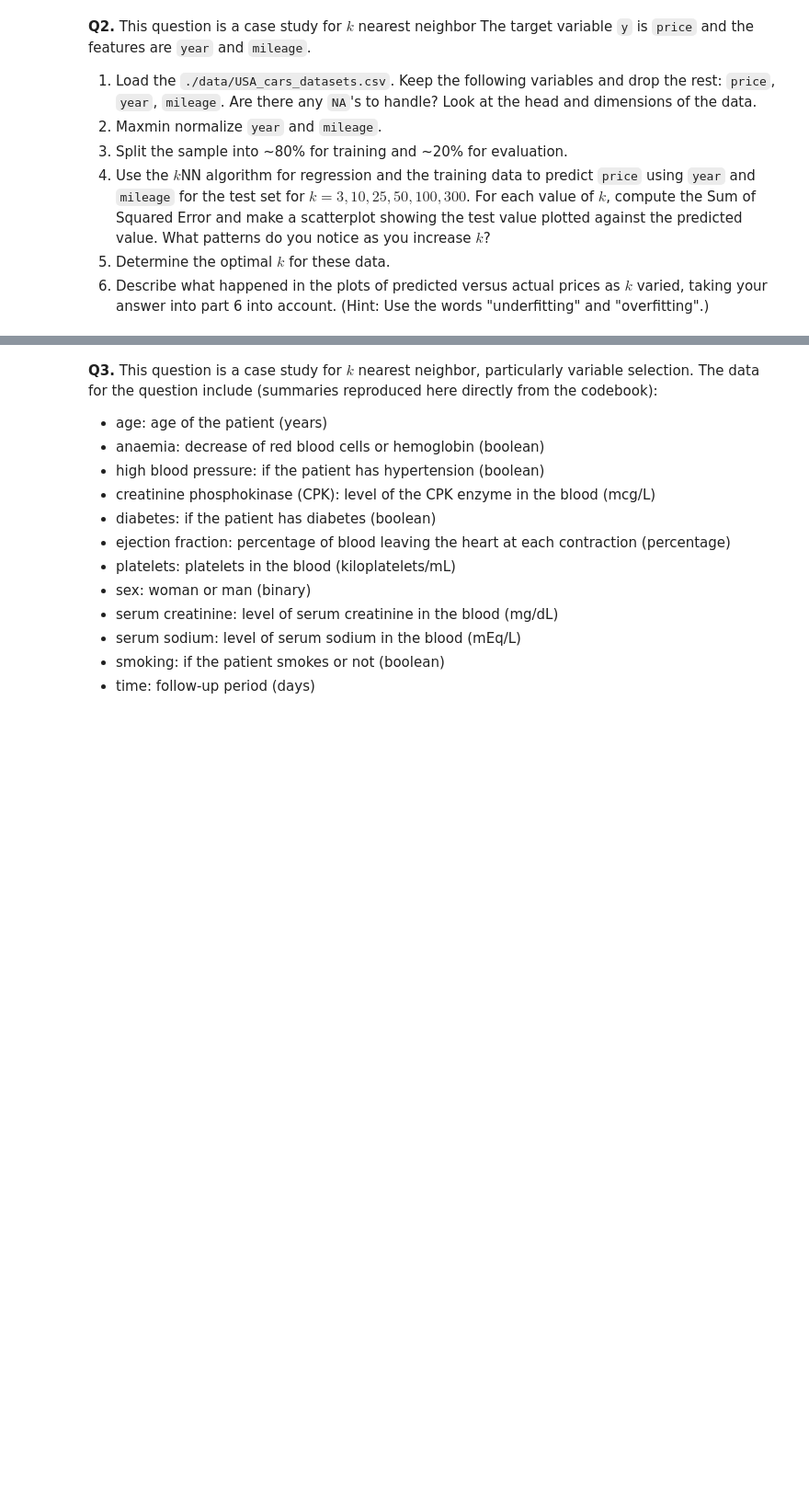
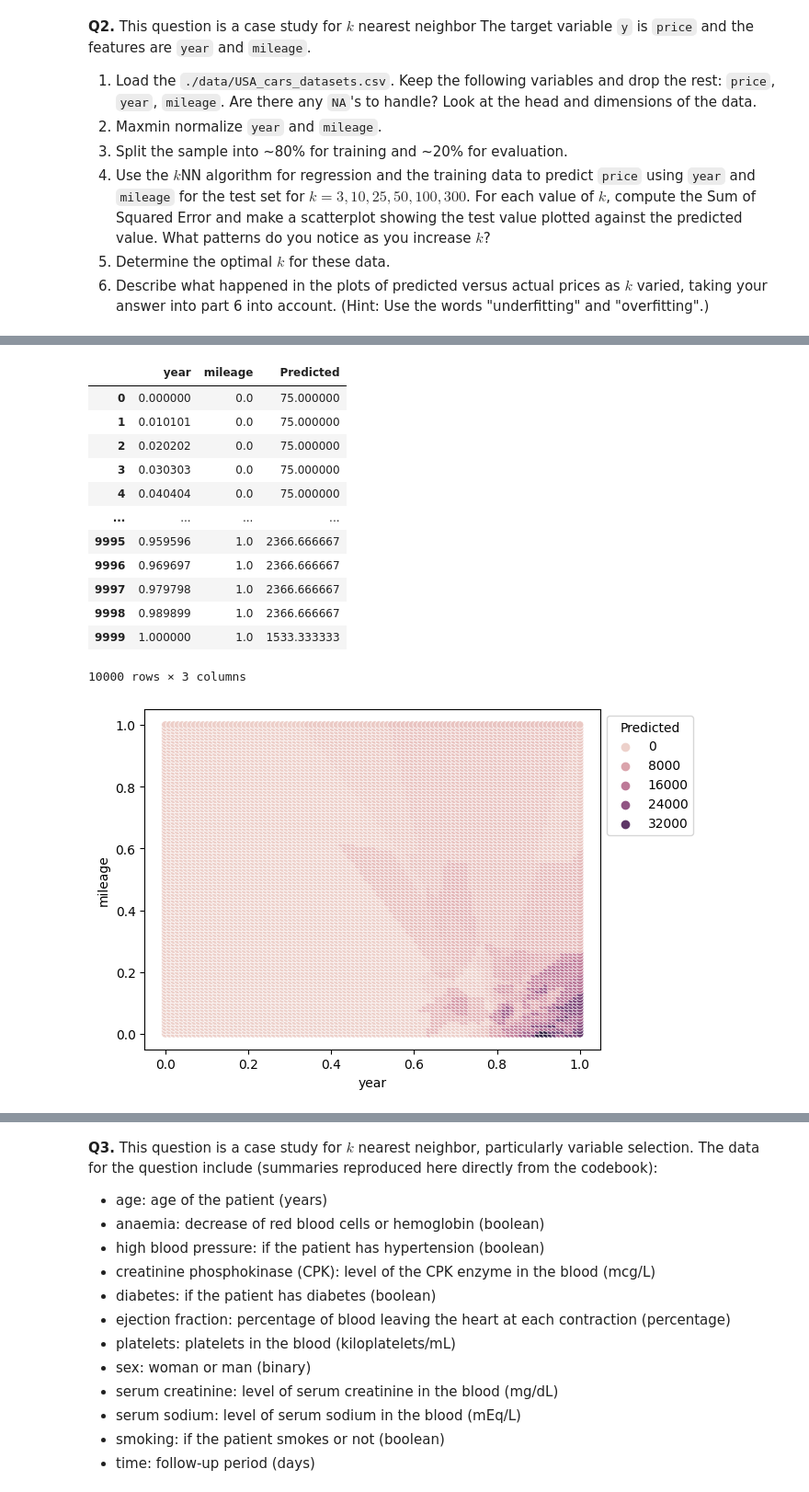
Before and after one commit to Monty-2003/assignment3, a Jupyter notebook: assignment_knn_and_kmc.ipynb, the cells around one changed output, grey strips where cells are left out. Shown at 92% size. Saved outputs shown, nothing was run; the diff lists cells and outputs as text; code cells hidden in the pictures; blank space fills up the shorter version.

```diff
--- a/assignment_knn_and_kmc.ipynb
+++ b/assignment_knn_and_kmc.ipynb
@@ -217,0 +243,5 @@ pd.crosstab(x_hat_male['Predicted'], y)
+# %%
+# Maxmin normalize year and mileage
+# maxmin already defined
+X = X.apply(maxmin)
+X.describe()
@@ -217,0 +258,47 @@ pd.crosstab(x_hat_male['Predicted'], y)
+# %%
+# SPlit into 20% testing and 80% training sets
+X_train, X_test, y_train, y_test = train_test_split(X, y, test_size=.2, random_state=100)
+# %%
+# Regression function using year and mileage
+def plot_regression(X, y, k):
+
+  model = kNNRegression(k)
+  fitted_model = model.fit(X, y)
+
+  N_x = 100
+  N_y = 100 # Coarseness of y variable
+  total = N_x*N_y # Total number of points to plot
+
+  grid_x = np.linspace(0,1,N_x) # Create a grid of x values
+  grid_y = np.linspace(0,1,N_y) # Create a grid of y values
+
+  xs, ys = np.meshgrid(grid_x,grid_y) # Explode grids to all possible pairs
+  X = xs.reshape(total) # Turns pairs into vectors
+  Y = ys.reshape(total) # Turns pairs into vectors
+
+  x_hat = pd.DataFrame({'year':X,'mileage':Y}) # Create a dataframe of points to plot
+  y_hat = fitted_model.predict(x_hat) # Fit the model to the points
+  x_hat['Predicted'] = y_hat # Add new variable to the dataframe
+
+  this_plot = sns.scatterplot(data=x_hat,x='year',y='mileage',hue='Predicted') # Create seaborn plot
+  sns.move_legend(this_plot, "upper left", bbox_to_anchor=(1, 1)) # Move legend off the plot canvas
+
+  return x_hat
+# %%
+# 3 Nearest Neighbors
+plot_regression(X_test, y_test, k=3)
+# %% [output]
+|  | year | mileage | Predicted |
+| 0 | 0.000000 | 0.0 | 75.000000 |
+| 1 | 0.010101 | 0.0 | 75.000000 |
+| 2 | 0.020202 | 0.0 | 75.000000 |
+| 3 | 0.030303 | 0.0 | 75.000000 |
+| 4 | 0.040404 | 0.0 | 75.000000 |
+| ... | ... | ... | ... |
+| 9995 | 0.959596 | 1.0 | 2366.666667 |
+| 9996 | 0.969697 | 1.0 | 2366.666667 |
+| 9997 | 0.979798 | 1.0 | 2366.666667 |
+| 9998 | 0.989899 | 1.0 | 2366.666667 |
+| 9999 | 1.000000 | 1.0 | 1533.333333 |
+10000 rows × 3 columns
+[figure, added]
```
Also changed, not shown: parts of 9 cells of this notebook.
